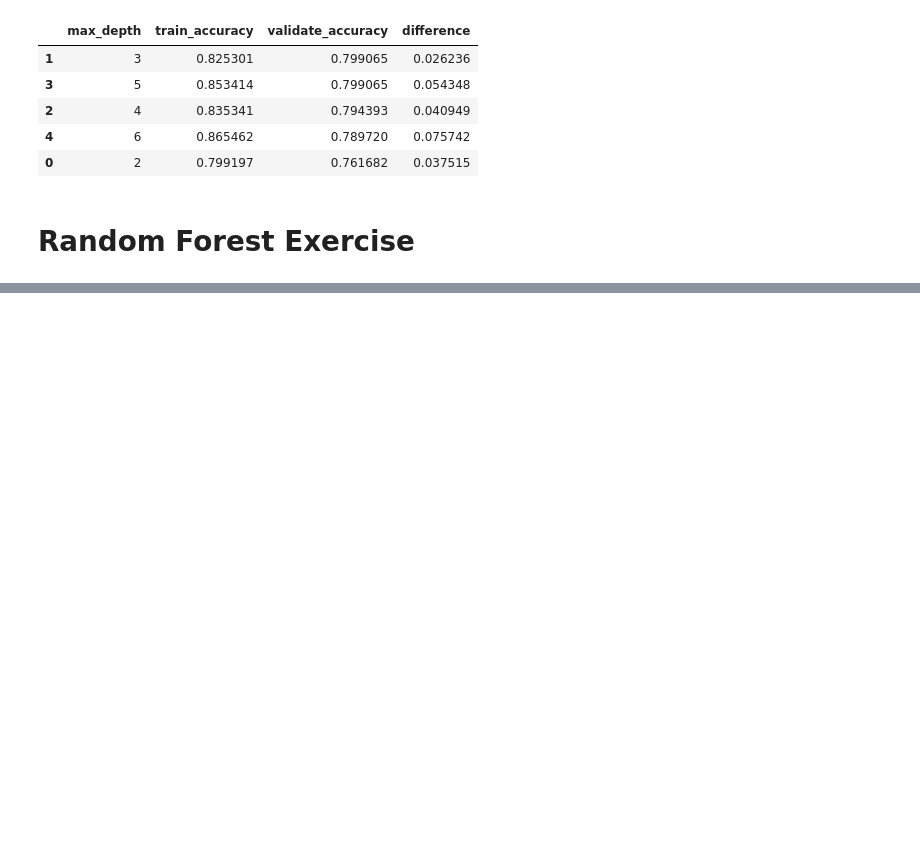
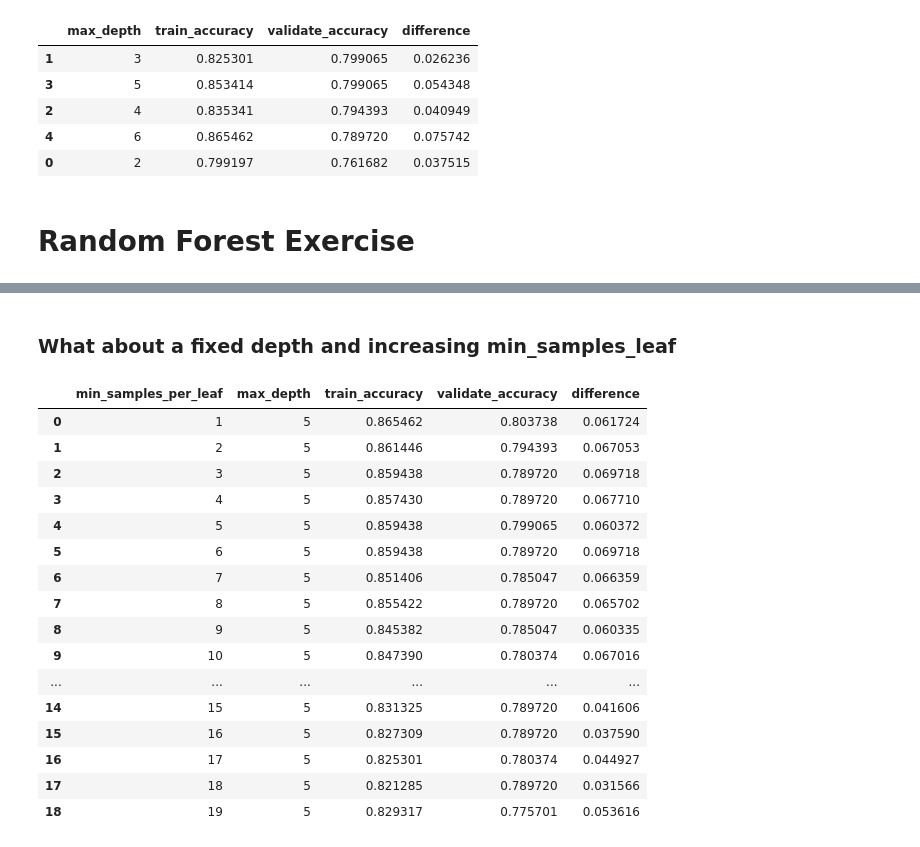
Before and after one commit to DilipBista/Classification_Exercise, a Jupyter notebook: model.ipynb, the cells around one changed output, grey strips where cells are left out. Drawn from its saved outputs; the diff is of its cells as text; code cells hidden in the pictures; blank space fills up the shorter version.

Commit message:
Random Forest exercise added with review

```diff
--- a/model.ipynb
+++ b/model.ipynb
@@ -386,0 +619,19 @@ df[df.difference <= 0.10].sort_values(by=['validate_accuracy', 'difference'], as
+# %%
+## lets check the max depth from 1 - 10
+
+for i in range(1, 11):
+    # Make the model
+    forest = RandomForestClassifier(max_depth=i, random_state=123)
+
+    # Fit the model (on train and only train)
+    forest = forest.fit(X_train, y_train)
+
+    # Use the model
+    # We'll evaluate the model's performance on train, first
+    y_predictions = forest.predict(X_train)
+
+    # Produce the classification report on the actual y values and this model's predicted y values
+    report = classification_report(y_train, y_predictions, output_dict=True)
+    print(f"Tree with max depth of {i}")
+    print(pd.DataFrame(report))
+    print()
@@ -386,0 +749,52 @@ df[df.difference <= 0.10].sort_values(by=['validate_accuracy', 'difference'], as
+# %% [markdown]
+###  What about a fixed depth and increasing min_samples_leaf
+# %%
+'''# Let's continue getting loopy, so we can compare in-sample to out-of-sample
+metrics = []
+
+
+for i in range(1, 20):
+    # Make the model
+    depth = 5
+    n_samples = i
+    forest = RandomForestClassifier(max_depth=depth, min_samples_leaf=n_samples, random_state=123)
+
+    # Fit the model (on train and only train)
+    forest = forest.fit(X_train, y_train)
+
+    # Use the model
+    # We'll evaluate the model's performance on train, first
+    in_sample_accuracy = forest.score(X_train, y_train)
+
+    out_of_sample_accuracy = forest.score(X_validate, y_validate)
+
+    output = {
+        "min_samples_per_leaf": n_samples,
+        "max_depth": depth,
+        "train_accuracy": in_sample_accuracy,
+        "validate_accuracy": out_of_sample_accuracy
+    }
+
+    metrics.append(output)
+
+df = pd.DataFrame(metrics)
+df["difference"] = df.train_accuracy - df.validate_accuracy
+df'''
+# %% [output]
+|  | min_samples_per_leaf | max_depth | train_accuracy | validate_accuracy | difference |
+| 0 | 1 | 5 | 0.865462 | 0.803738 | 0.061724 |
+| 1 | 2 | 5 | 0.861446 | 0.794393 | 0.067053 |
+| 2 | 3 | 5 | 0.859438 | 0.789720 | 0.069718 |
+| 3 | 4 | 5 | 0.857430 | 0.789720 | 0.067710 |
+| 4 | 5 | 5 | 0.859438 | 0.799065 | 0.060372 |
+| 5 | 6 | 5 | 0.859438 | 0.789720 | 0.069718 |
+| 6 | 7 | 5 | 0.851406 | 0.785047 | 0.066359 |
+| 7 | 8 | 5 | 0.855422 | 0.789720 | 0.065702 |
+| 8 | 9 | 5 | 0.845382 | 0.785047 | 0.060335 |
+| 9 | 10 | 5 | 0.847390 | 0.780374 | 0.067016 |
+| ... | ... | ... | ... | ... | ... |
+| 14 | 15 | 5 | 0.831325 | 0.789720 | 0.041606 |
+| 15 | 16 | 5 | 0.827309 | 0.789720 | 0.037590 |
+| 16 | 17 | 5 | 0.825301 | 0.780374 | 0.044927 |
+| 17 | 18 | 5 | 0.821285 | 0.789720 | 0.031566 |
+| 18 | 19 | 5 | 0.829317 | 0.775701 | 0.053616 |
```
Also changed, not shown: parts of 40 cells of this notebook.
